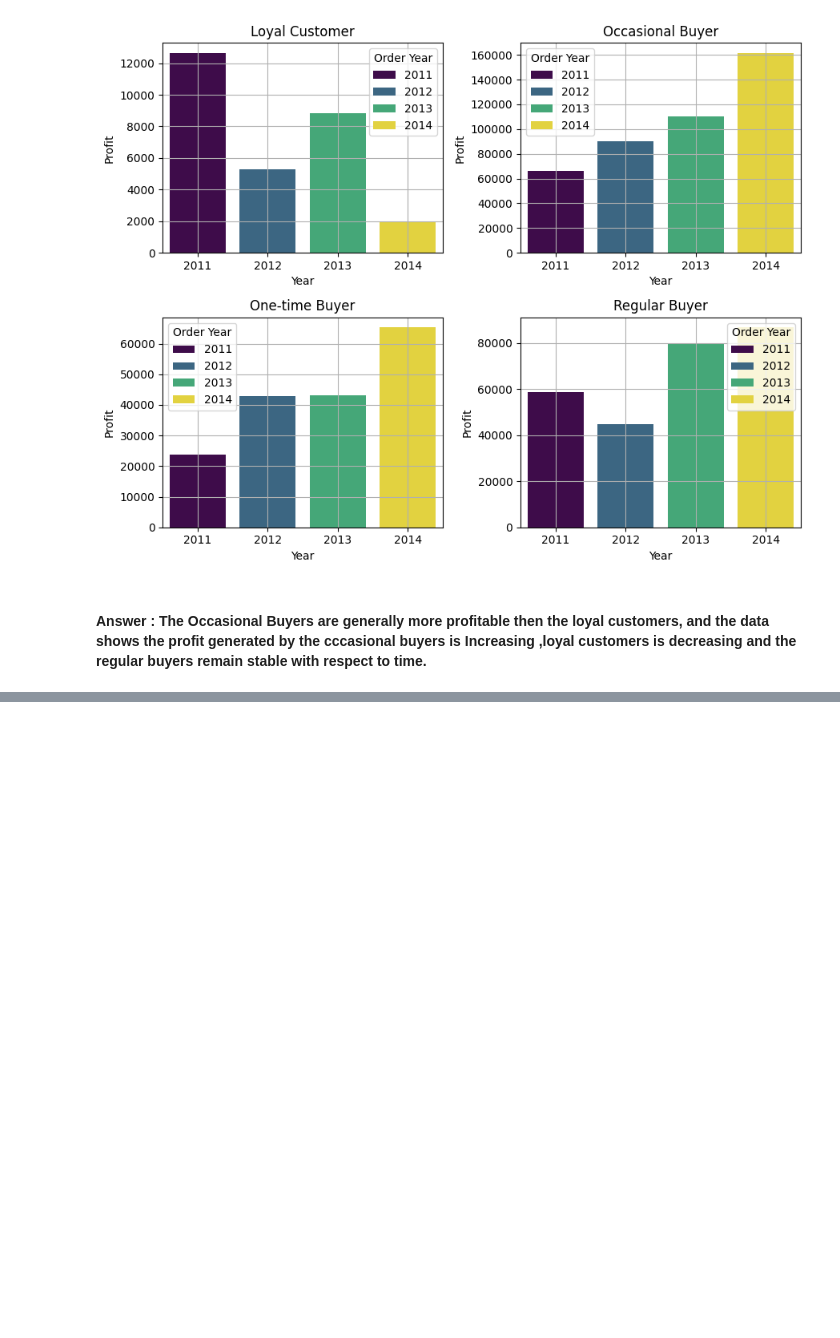
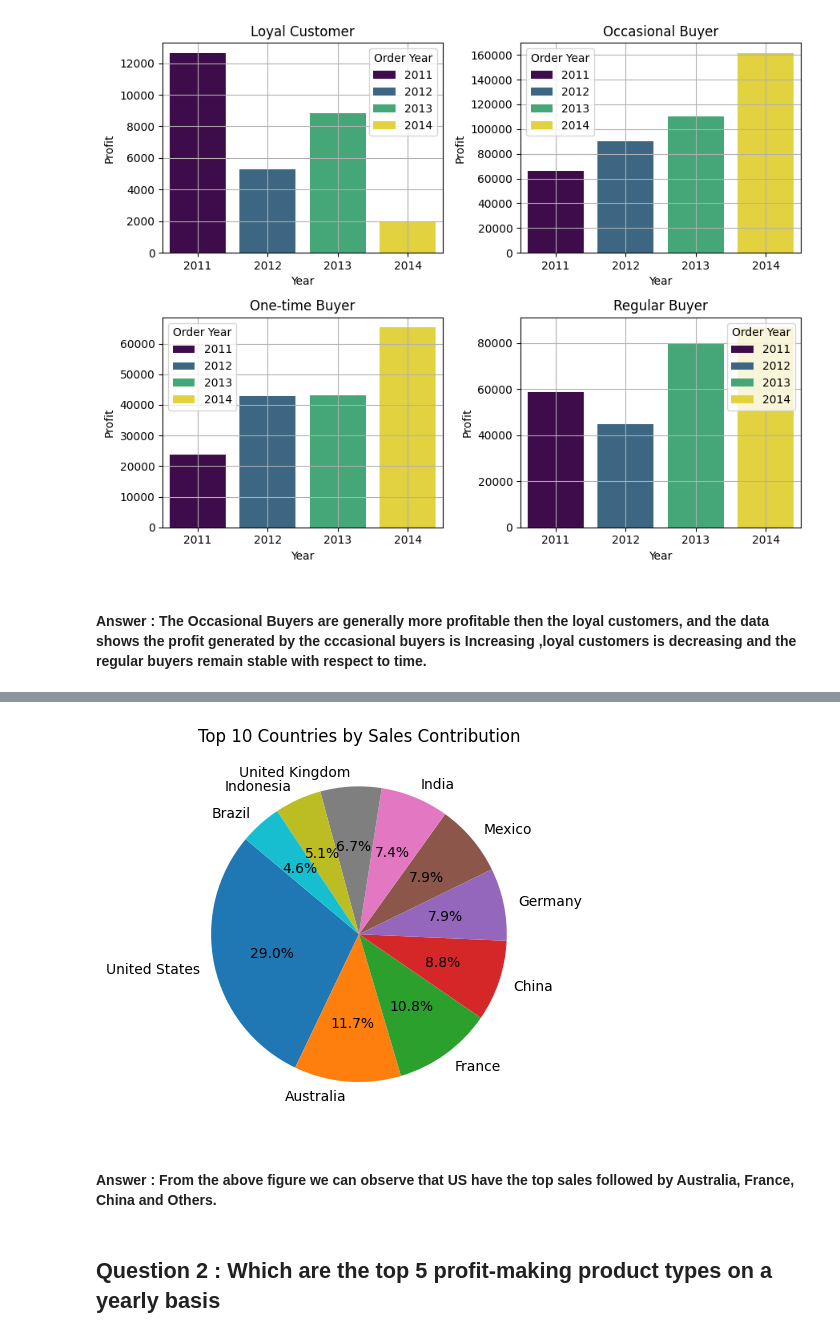
Before and after one commit to Manthan27525/global-superstore-data-analysis, a Jupyter notebook: notebook/data_analysis.ipynb, the cells around one changed output, grey strips where cells are left out. Saved outputs shown, nothing was run; the diff lists cells and outputs as text; code cells hidden in the pictures; blank space fills up the shorter version.

Commit message:
Added visuals

```diff
--- a/notebook/data_analysis.ipynb
+++ b/notebook/data_analysis.ipynb
@@ -327,0 +334,4 @@ plt.show()
+# %%
+country_group=df.groupby("Country")[["Sales","Profit"]].sum().reset_index()
+country_group.sort_values(by="Sales",ascending=False,inplace=True)
+country_group.head()
@@ -327,0 +345,4 @@ plt.show()
+# %%
+country_group['Sales']=country_group['Sales'].astype(int)
+country_group['Profit']=country_group['Profit'].astype(int)
+country_group.head()
@@ -327,0 +356,3 @@ plt.show()
+# %%
+top10_sales=country_group.head(10)
+top10_sales
@@ -327,0 +371,10 @@ plt.show()
+# %%
+plt.pie(top10_sales['Sales'],labels=top10_sales['Country'],autopct='%1.1f%%',startangle=140)
+plt.title('Top 10 Countries by Sales Contribution')
+plt.show()
+# %% [output]
+[figure, added]
+# %% [markdown]
+#### Answer : From the above figure we can observe that US have the top sales followed by Australia, France, China and Others.
+# %% [markdown]
+## Question 2 : Which are the top 5 profit-making product types on a yearly basis
```
Also changed, not shown: parts of 23 cells of this notebook, 6 other files.
